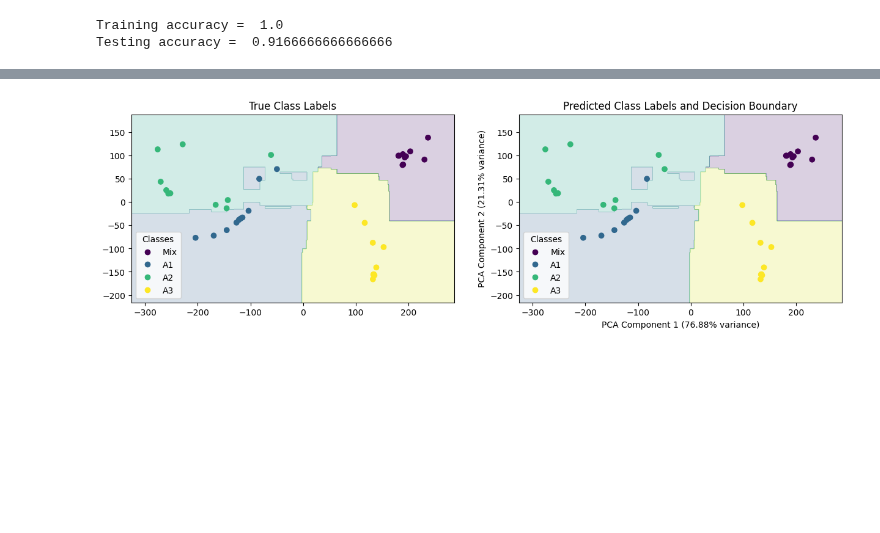
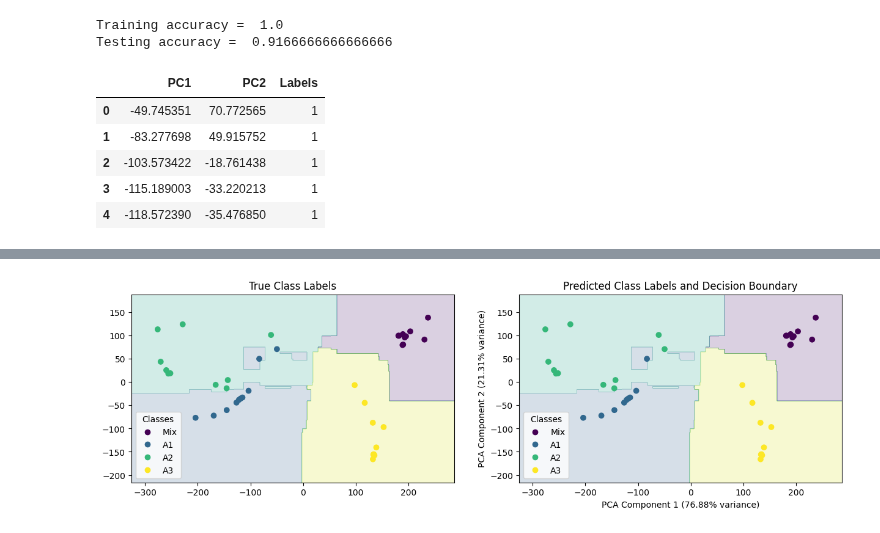
Before and after one commit to SohamD34/BTP, a Jupyter notebook: scripts/Mixture + Analytes/4 Mixtures/PCA_RFC.ipynb, the cells around one changed output, grey strips where cells are left out. Drawn from its saved outputs; the diff is of its cells as text; code cells hidden in the pictures; blank space fills up the shorter version.

Commit message:
Modified: 4 sensors data

```diff
--- a/scripts/Mixture + Analytes/4 Mixtures/PCA_RFC.ipynb
+++ b/scripts/Mixture + Analytes/4 Mixtures/PCA_RFC.ipynb
@@ -71,3 +71,12 @@ print('Testing accuracy = ', accuracy_score(Y_test, pred))
 # %% [output]
 Training accuracy =  1.0
 Testing accuracy =  0.9166666666666666
+# %%
+pca_data.head()
+# %% [output]
+|  | PC1 | PC2 | Labels |
+| 0 | -49.745351 | 70.772565 | 1 |
+| 1 | -83.277698 | 49.915752 | 1 |
+| 2 | -103.573422 | -18.761438 | 1 |
+| 3 | -115.189003 | -33.220213 | 1 |
+| 4 | -118.572390 | -35.476850 | 1 |
```
Also changed, not shown: parts of 1 cell of this notebook, 2 other files.
